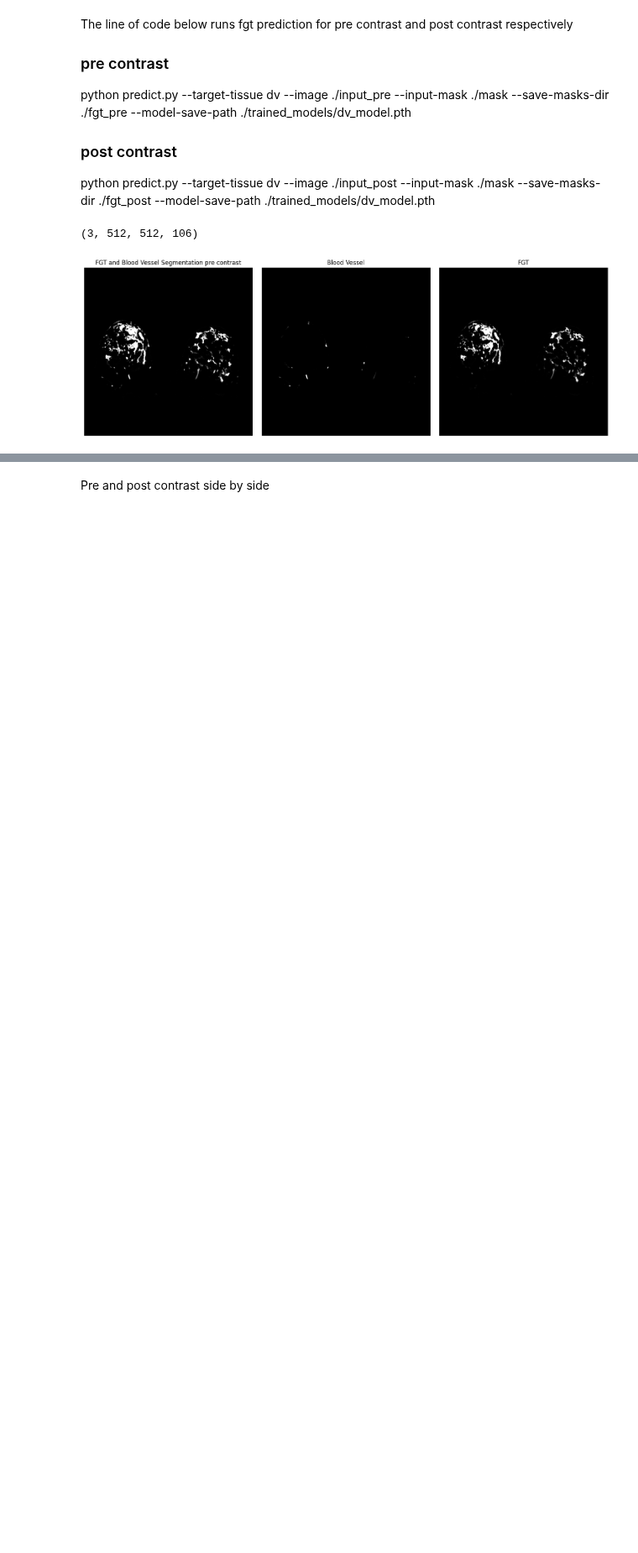
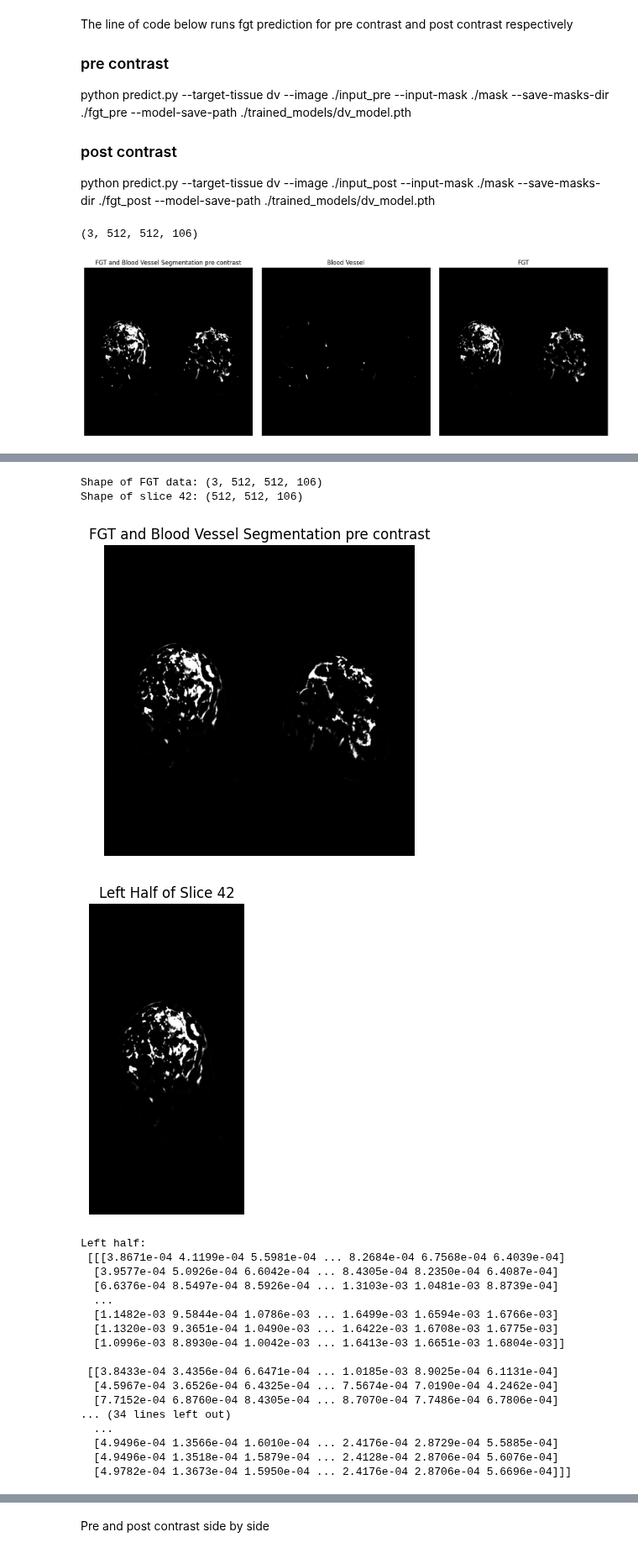
Before and after one commit to hsuryainfo/3D-Breast-FGT-and-Blood-Vessel-Segmentation, a Jupyter notebook: ispy.ipynb, the cells around one changed output, grey strips where cells are left out. Shown at 84% size. Saved outputs shown, nothing was run; the diff lists cells and outputs as text; code cells hidden in the pictures; blank space fills up the shorter version.

```diff
--- a/ispy.ipynb
+++ b/ispy.ipynb
@@ -114,0 +205,49 @@ plt.show()
+# %%
+import numpy as np
+import matplotlib.pyplot as plt
+
+fgt_data_pre = np.load('./fgt_pre/output.npy')
+print("Shape of FGT data:", fgt_data_pre.shape)
+
+slice_fgt = fgt_data_pre[2, :, :, :]
+print("Shape of slice 42:", slice_fgt.shape)
+
+plt.imshow(slice_fgt[:,:,42], cmap='gray')
+plt.title('FGT and Blood Vessel Segmentation pre contrast')
+plt.axis('off')
+plt.show()
+
+mid_index = slice_fgt.shape[1] // 2
+
+left_half = slice_fgt[:, :mid_index, :]
+
+plt.imshow(left_half[:,:,42], cmap='gray')
+plt.title('Left Half of Slice 42')
+plt.axis('off')
+plt.show()
+
+print("Left half:\n", left_half)
+
+np.save('./half_breast/left_half_pre.npy', left_half)
+# %% [output]
+Shape of FGT data: (3, 512, 512, 106)
+Shape of slice 42: (512, 512, 106)
+[figure, added]
+[figure, added]
+Left half:
+ [[[3.8671e-04 4.1199e-04 5.5981e-04 ... 8.2684e-04 6.7568e-04 6.4039e-04]
+  [3.9577e-04 5.0926e-04 6.6042e-04 ... 8.4305e-04 8.2350e-04 6.4087e-04]
+  [6.6376e-04 8.5497e-04 8.5926e-04 ... 1.3103e-03 1.0481e-03 8.8739e-04]
+  ...
+  [1.1482e-03 9.5844e-04 1.0786e-03 ... 1.6499e-03 1.6594e-03 1.6766e-03]
+  [1.1320e-03 9.3651e-04 1.0490e-03 ... 1.6422e-03 1.6708e-03 1.6775e-03]
+  [1.0996e-03 8.8930e-04 1.0042e-03 ... 1.6413e-03 1.6651e-03 1.6804e-03]]
+
+ [[3.8433e-04 3.4356e-04 6.6471e-04 ... 1.0185e-03 8.9025e-04 6.1131e-04]
+  [4.5967e-04 3.6526e-04 6.4325e-04 ... 7.5674e-04 7.0190e-04 4.2462e-04]
+  [7.7152e-04 6.8760e-04 8.4305e-04 ... 8.7070e-04 7.7486e-04 6.7806e-04]
+... (34 lines left out)
+  ...
+  [4.9496e-04 1.3566e-04 1.6010e-04 ... 2.4176e-04 2.8729e-04 5.5885e-04]
+  [4.9496e-04 1.3518e-04 1.5879e-04 ... 2.4128e-04 2.8706e-04 5.6076e-04]
+  [4.9782e-04 1.3673e-04 1.5950e-04 ... 2.4176e-04 2.8706e-04 5.6696e-04]]]
```
Also changed, not shown: parts of 7 cells of this notebook, 1 other file.
